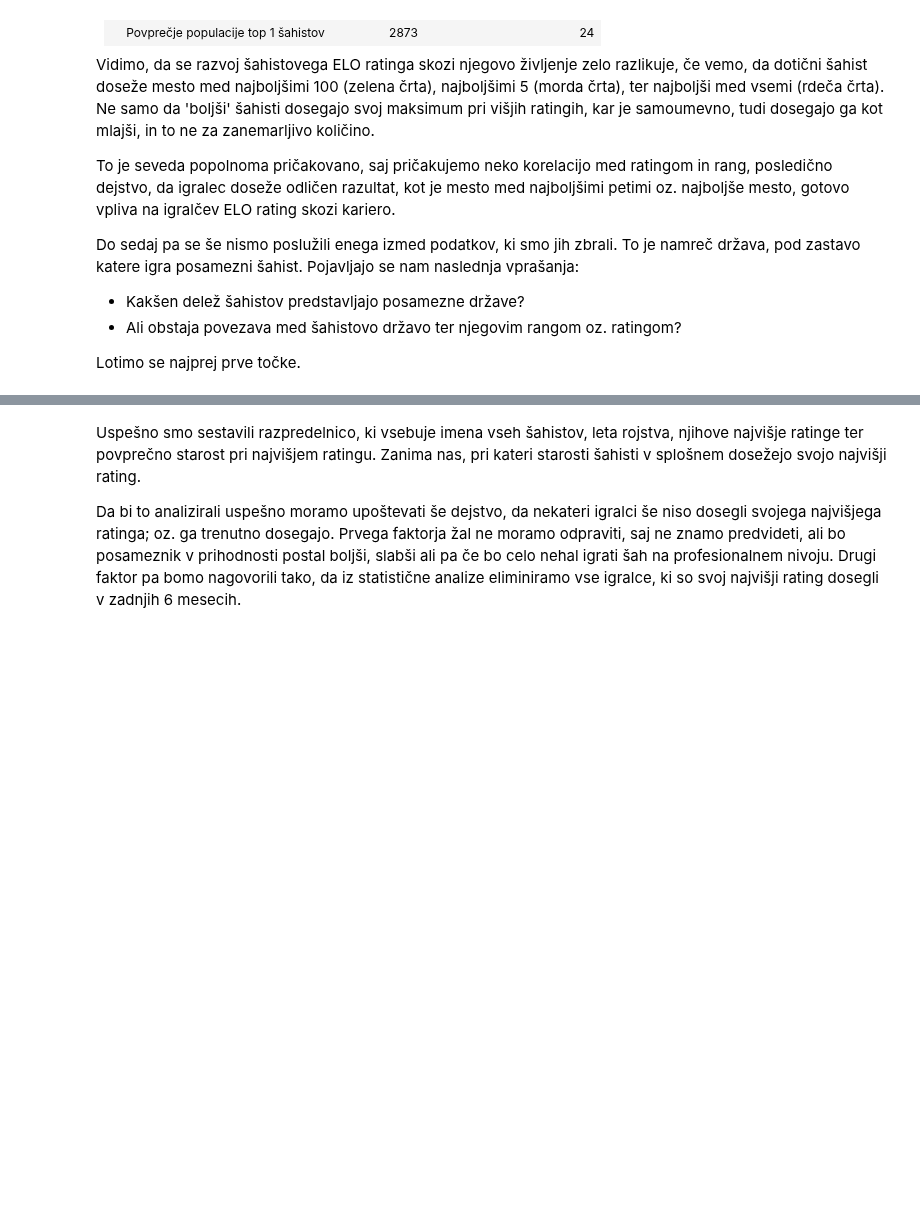
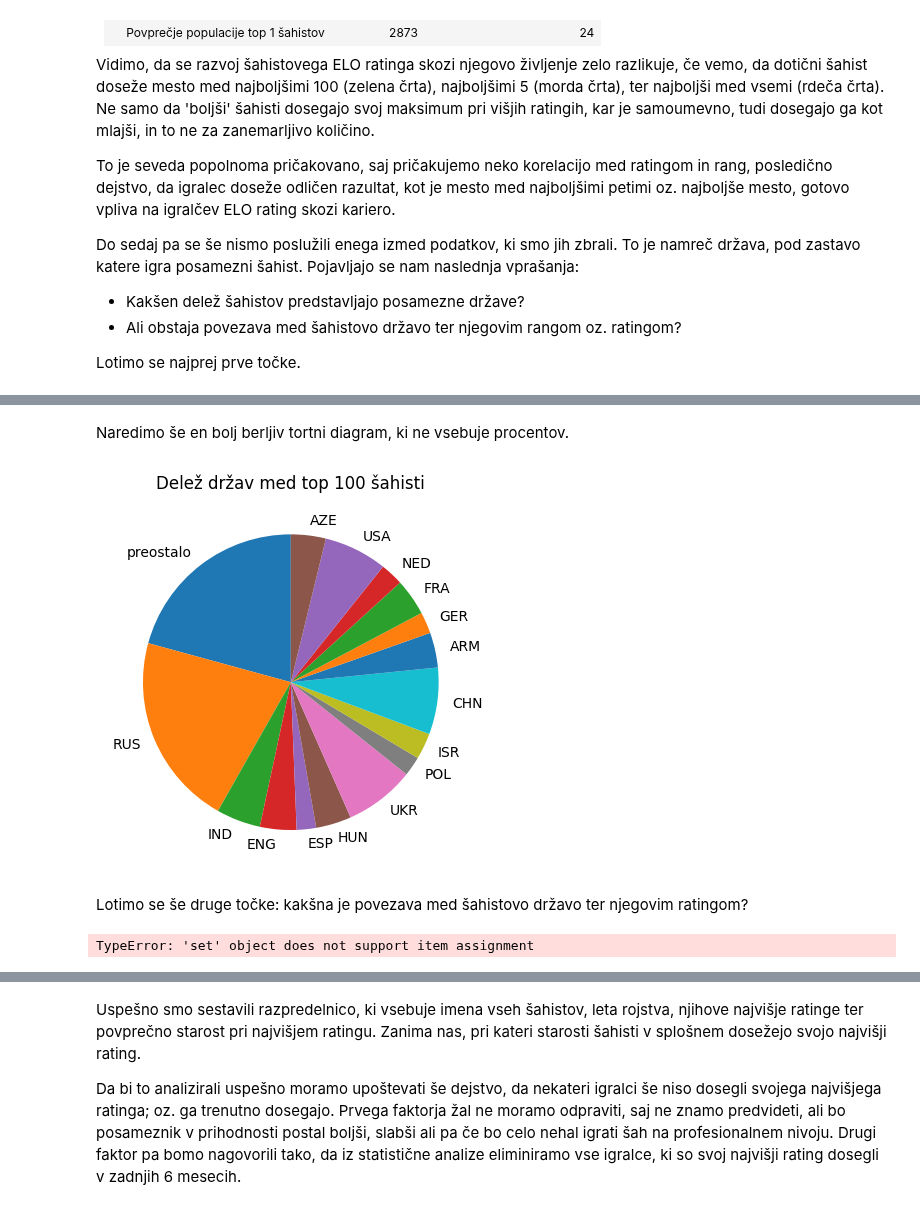
Before and after one commit to HugoTrebse/UVP-projektna-naloga, a Jupyter notebook: analiza_podatkov.ipynb, the cells around one changed output, grey strips where cells are left out. Drawn from its saved outputs; the diff is of its cells as text; code cells hidden in the pictures; blank space fills up the shorter version.

```diff
--- a/analiza_podatkov.ipynb
+++ b/analiza_podatkov.ipynb
@@ -260,3 +305,70 @@ sahisti
+# %% [markdown]
+Naredimo še en bolj berljiv tortni diagram, ki ne vsebuje procentov.
+# %%
+pogostost_drzav_pandas.plot.pie(startangle=90)
+plt.title('Delež držav med top 100 šahisti')
+plt.ylabel('')
+plt.show()
+# %% [output]
+[figure, added]
+# %% [markdown]
+Lotimo se še druge točke: kakšna je povezava med šahistovo državo ter njegovim ratingom?
+# %%
+#V prejšnji celici smo konstruirali slovar, v katerem drzave kazejo na prazne sezname - klice se drzave
+
+def ustvarjalec_drzav(slovar):
+    for ime_sahista, leto_rojstva in sahisti_prebrano.iterrows():
+        prebrana_datoteka = pd.read_csv(funkcije.ime_v_pot(ime_sahista))
+        for indeks, vrstica in prebrana_datoteka.iterrows():
+            slovar[vrstica['drzava']].append(vrstica['rating'])
+    return slovar
+
+def ustvarjalec_maksimumom_drzav(slovar):
+    maksimumi_drzave = {}
+    for drzava, ratingi in slovar.items():
+        maksimumi_drzave[drzava] = max(ratingi)
+    return maksimumi_drzave
+
+drzave = ustvarjalec_drzav(drzave)
+
+print(len(drzave))
+print(drzave)
+
+maksimumi_drzav = ustvarjalec_maksimumom_drzav(drzave)
+
+print(len(maksimumi_drzav))
+print(maksimumi_drzav)
+
+drzave_v_povprecju = kalkulator_povprecja(drzave)
+
+print(len(drzave_v_povprecju))
+print(drzave_v_povprecju)
+
+drzave_nad_mejo_info = {}
+for drzava, info in drzave.items():
+    if drzava in drzave_nad_mejo:
+        drzave_nad_mejo_info[drzava] = info
+
+drzave_nad_mejo_v_povprecju = kalkulator_povprecja(drzave_nad_mejo_info)
+
+print(len(drzave_nad_mejo_v_povprecju))
+print(drzave_nad_mejo_v_povprecju)
+
+drzave_nad_mejo_maksimumi = ustvarjalec_maksimumom_drzav(drzave_nad_mejo_info)
+
+print(len(drzave_nad_mejo_maksimumi))
+print(drzave_nad_mejo_maksimumi)
+
+
+#drzave_skupni_df = pd.DataFrame({'Povprecje drzav': drzave_v_povprecju, 'Maksimumi drzav': maksimumi_drzav})
+
+drzave_nad_mejo_v_povprecju_df = pd.DataFrame({'Povprecje najpogostejsih drzav': drzave_nad_mejo_v_povprecju, 'Maksimumi najpogostejsih drzav' : drzave_nad_mejo_maksimumi})
+
+drzave_nad_mejo_v_povprecju_df.plot(kind = 'bar')
+
+plt.show()
+# %% [output]
+TypeError: 'set' object does not support item assignment
 # %%
 #Ker bomo analizirali starost pri kateri igralci dosežejo maksimalni rating v odvisnosti od države, moramo pobrati tudi podatke o slednjem.
 #Pojavi se vprašanje kaj storiti, če šahist v svoji karieri igra za več kot eno državo. V okviru tega projekta bomo vse dosežke tega šahista upoštevali pod državo za katero je igral najprej.
```
Also changed, not shown: parts of 13 cells of this notebook.
